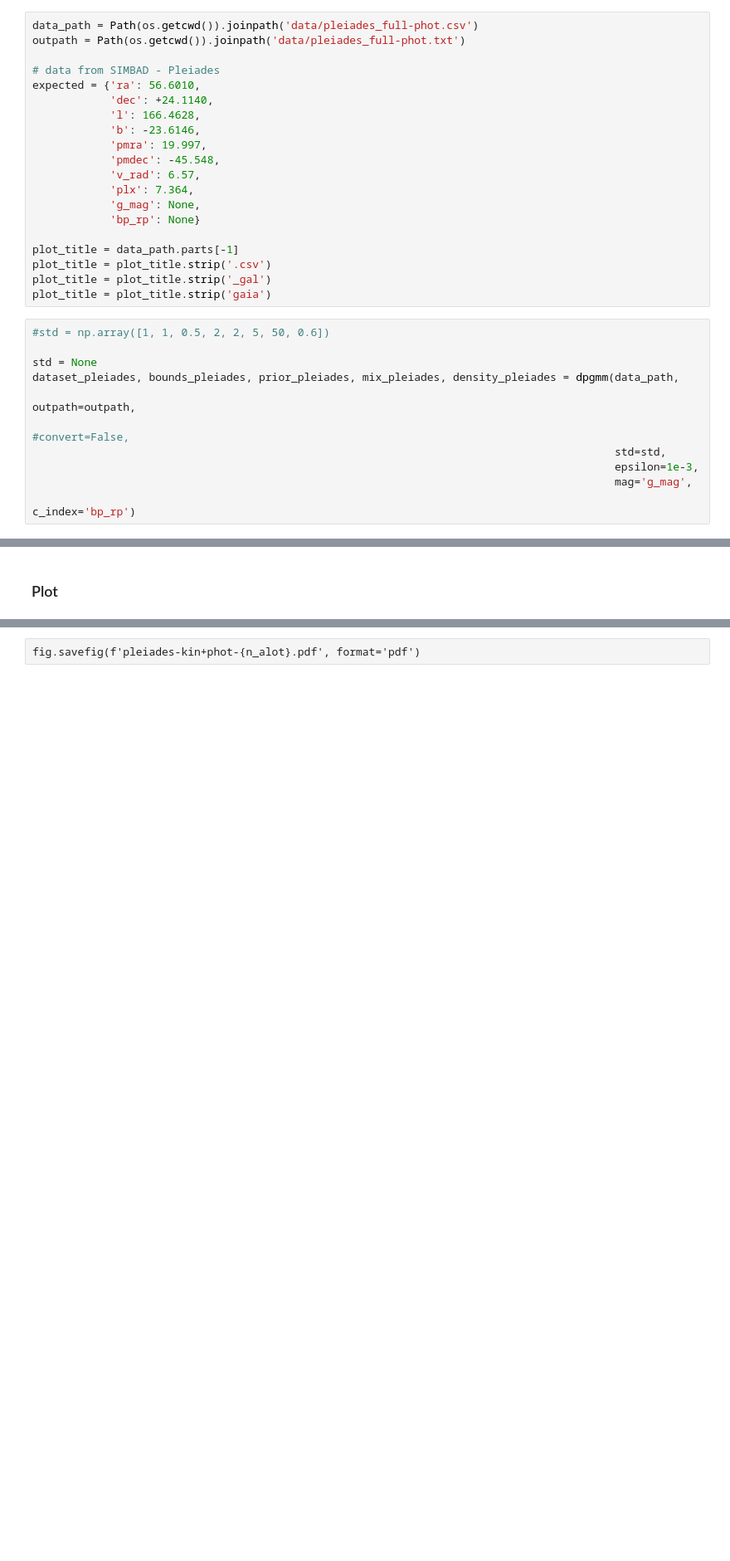
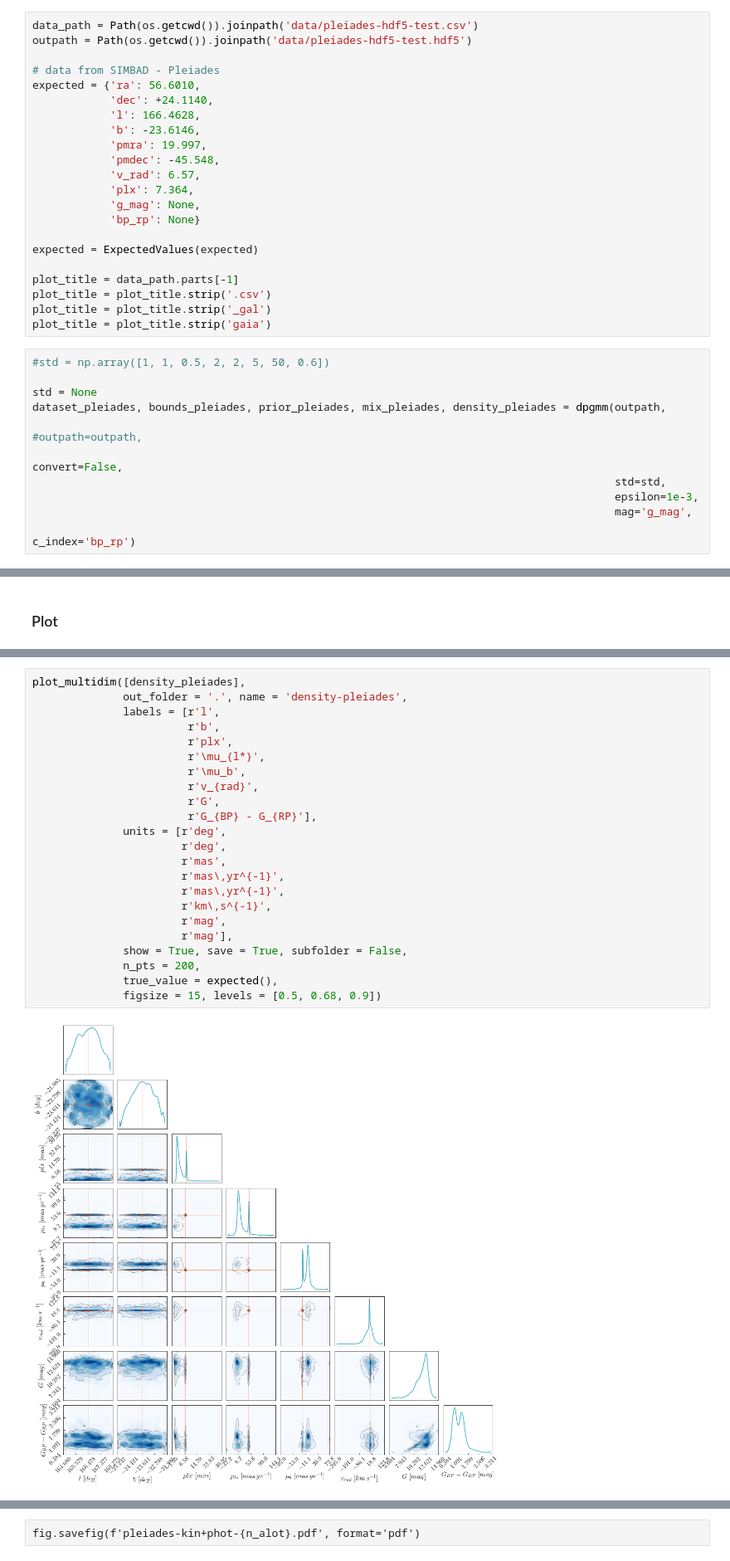
Before and after one commit to d-sanfratello/starcluster, a Jupyter notebook: figaro-starclusters.ipynb, the cells around one changed output, grey strips where cells are left out. Shown at 83% size. Cells and saved outputs as stored; diff of their text form; blank space fills up the shorter version.

Commit message:
updated notebook with latest updates to plots and hdf5 format

```diff
--- a/figaro-starclusters.ipynb
+++ b/figaro-starclusters.ipynb
@@ -19,8 +20,8 @@ n_alot = 10000
 # %% [markdown]
 ## Pleiades - Full photometry
 # %%
-data_path = Path(os.getcwd()).joinpath('data/pleiades_full-phot.csv')
-outpath = Path(os.getcwd()).joinpath('data/pleiades_full-phot.txt')
+data_path = Path(os.getcwd()).joinpath('data/pleiades-hdf5-test.csv')
+outpath = Path(os.getcwd()).joinpath('data/pleiades-hdf5-test.hdf5')
 
 # data from SIMBAD - Pleiades
 expected = {'ra': 56.6010,
@@ -34,6 +35,8 @@ expected = {'ra': 56.6010,
             'g_mag': None,
             'bp_rp': None}
 
+expected = ExpectedValues(expected)
+
 plot_title = data_path.parts[-1]
 plot_title = plot_title.strip('.csv')
 plot_title = plot_title.strip('_gal')
@@ -42,9 +45,9 @@ plot_title = plot_title.strip('gaia')
 #std = np.array([1, 1, 0.5, 2, 2, 5, 50, 0.6])
 
 std = None
-dataset_pleiades, bounds_pleiades, prior_pleiades, mix_pleiades, density_pleiades = dpgmm(data_path,
-                                                                                          outpath=outpath,
-                                                                                          #convert=False,
+dataset_pleiades, bounds_pleiades, prior_pleiades, mix_pleiades, density_pleiades = dpgmm(outpath,
+                                                                                          #outpath=outpath,
+                                                                                          convert=False,
                                                                                           std=std,
                                                                                           epsilon=1e-3,
                                                                                           mag='g_mag',
@@ -68,0 +62,25 @@ WARNING:root:Too few points to create valid contours
+# %%
+plot_multidim([density_pleiades],
+              out_folder = '.', name = 'density-pleiades',
+              labels = [r'l',
+                        r'b',
+                        r'plx',
+                        r'\mu_{l*}',
+                        r'\mu_b',
+                        r'v_{rad}',
+                        r'G',
+                        r'G_{BP} - G_{RP}'],
+              units = [r'deg',
+                       r'deg',
+                       r'mas',
+                       r'mas\,yr^{-1}',
+                       r'mas\,yr^{-1}',
+                       r'km\,s^{-1}',
+                       r'mag',
+                       r'mag'],
+              show = True, save = True, subfolder = False,
+              n_pts = 200,
+              true_value = expected(),
+              figsize = 15, levels = [0.5, 0.68, 0.9])
+# %% [output]
+[figure, added]
```
Also changed, not shown: parts of 5 cells of this notebook.
